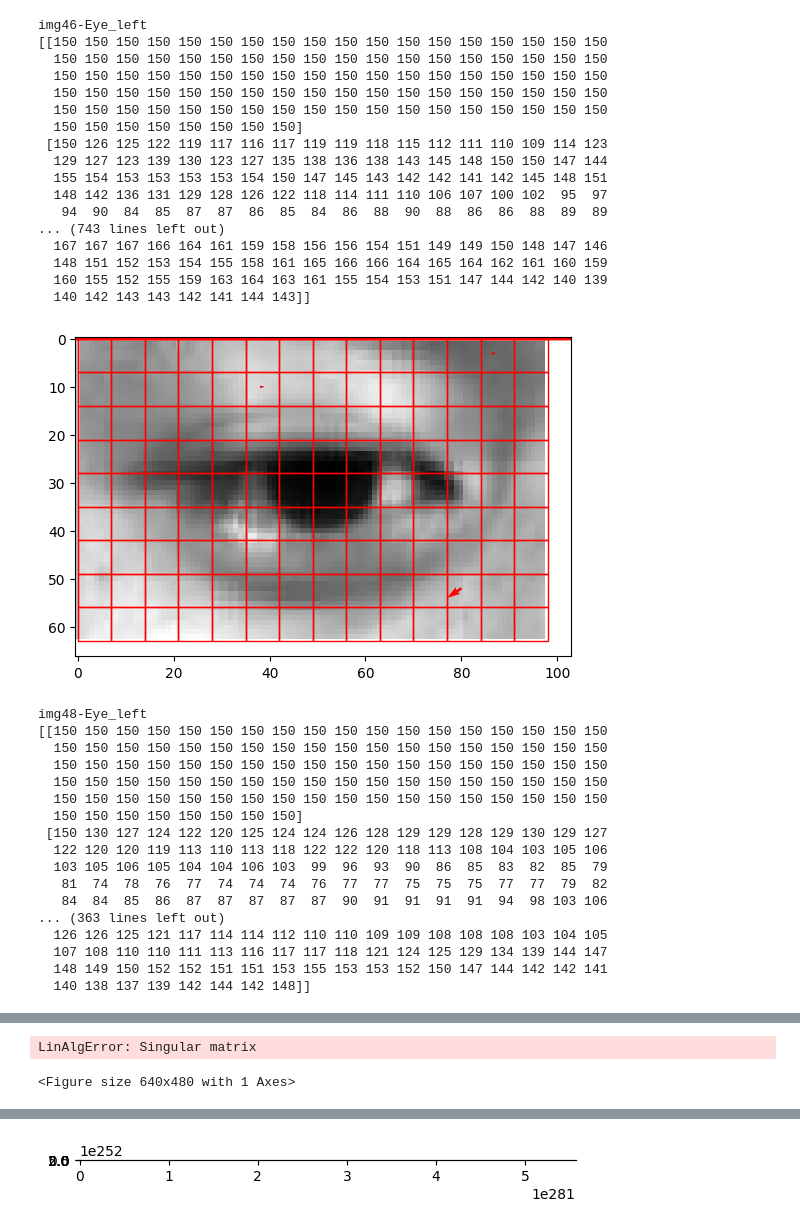
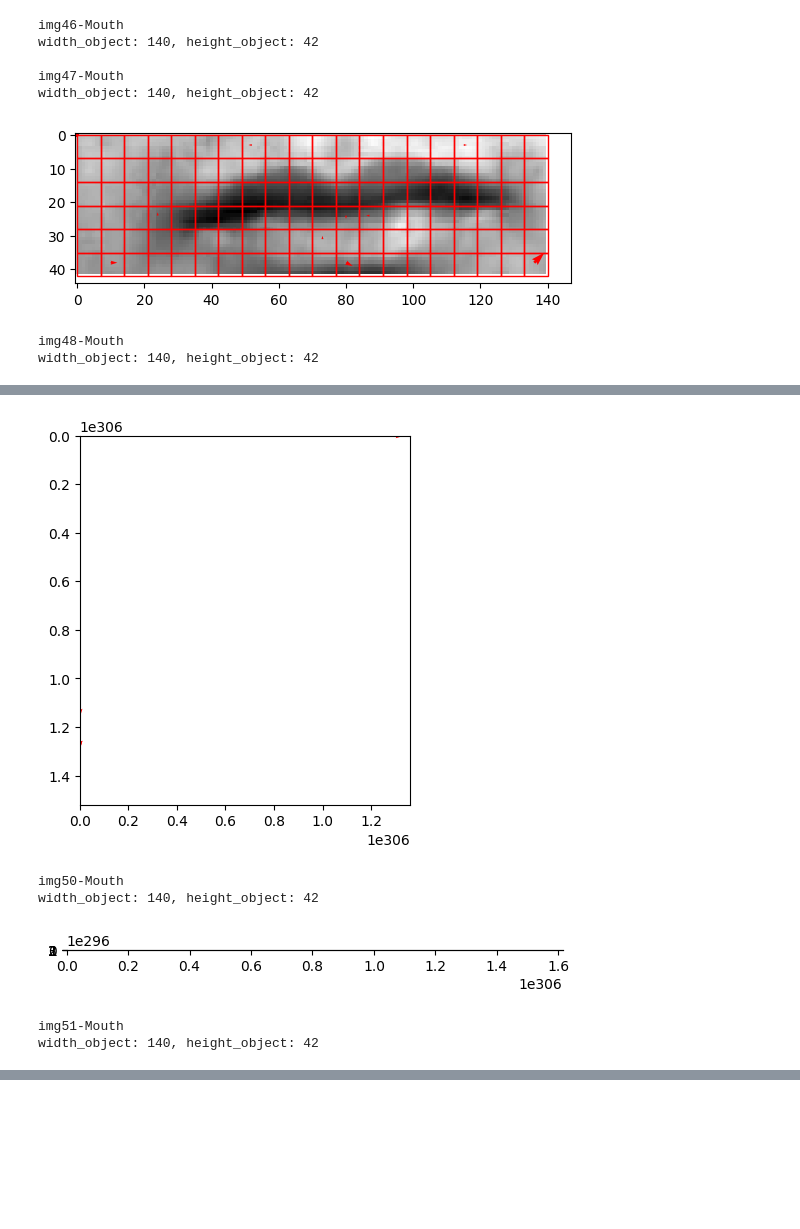
Before and after one commit to rikurunico/micro-expression, a Jupyter notebook: baru.ipynb, the cells around one changed output, grey strips where cells are left out. Saved outputs shown, nothing was run; the diff lists cells and outputs as text; code cells hidden in the pictures; blank space fills up the shorter version.

Commit message:
Refactor image extraction code for face component

```diff
--- a/baru.ipynb
+++ b/baru.ipynb
@@ -47,12 +47,12 @@ for filename in os.listdir(pathDatasetImage):
                 image=image,
                 shape=shape,
                 frameName=filename.split(".")[0],
-                objectName="eye_left",
-                objectRectangle={"x_right": 39, "x_left": 36, "y_highest": 38, "y_lowest": 41},
-                pixelShifting={"pixel_x": 25, "pixel_y": 25},
+                objectName="mouth",
+                objectRectangle={"x_right": 54, "x_left": 48, "y_highest": 52, "y_lowest": 57},
+                pixelShifting={"pixel_x": 25, "pixel_y": 5}
             ))
 
-            print(data_blocks_image_current)
+            # Sprint(data_blocks_image_current)
             # Ambil data pertama untuk pembanding di rumus pocnya
             if data_blocks_first_image is None:
                 data_blocks_first_image = data_blocks_image_current
@@ -67,67 +67,40 @@ for filename in os.listdir(pathDatasetImage):
 
             # Pemanggilan class dan method untuk menampilkan quiver / gambar panah
             initQuiv = Vect(valPOC, blockSize)
             quivData = initQuiv.createVektor()
 
             plt.quiver(quivData[:, 0], quivData[:, 1], quivData[:, 2], quivData[:, 3], scale=1, scale_units='xy', angles='xy', color="r")
 
             # num = 0
             for rect_def in valPOC[2]:
                 x, y, width, height = rect_def
 
                 rects = patches.Rectangle((x,y), width,height, edgecolor='r', facecolor='none')
                 plt.gca().add_patch(rects)
 
                 # plt.text(x,y,f'({num})', color="blue")
                 # num += 1
 
             # Pemanggilan class untuk mengeluarkan nilai karakteristik vektor
             # blok ke, x,y,tetha, magnitude, dan quadran ke
             initQuadran = Qd(quivData)
             quadran = initQuadran.setQuadran()
 
             # print(tabulate(quadran, headers=['Blok Ke', 'X', 'Y', 'Tetha', 'Magnitude', 'Quadran Ke']))
             plt.axis('on')  # Matikan sumbu
             plt.show()
 
-print("ini frame awal 46")
-print(data_blocks_first_image)
+# print("ini frame awal 46")
+# print(data_blocks_first_image)
 
 # cv2.imshow("Frame", image)
 # cv2.waitKey(0)
 # %% [output]
-img46-Eye_left
-[[150 150 150 150 150 150 150 150 150 150 150 150 150 150 150 150 150 150
-  150 150 150 150 150 150 150 150 150 150 150 150 150 150 150 150 150 150
-  150 150 150 150 150 150 150 150 150 150 150 150 150 150 150 150 150 150
-  150 150 150 150 150 150 150 150 150 150 150 150 150 150 150 150 150 150
-  150 150 150 150 150 150 150 150 150 150 150 150 150 150 150 150 150 150
-  150 150 150 150 150 150 150 150]
- [150 126 125 122 119 117 116 117 119 119 118 115 112 111 110 109 114 123
-  129 127 123 139 130 123 127 135 138 136 138 143 145 148 150 150 147 144
-  155 154 153 153 153 153 154 150 147 145 143 142 142 141 142 145 148 151
-  148 142 136 131 129 128 126 122 118 114 111 110 106 107 100 102  95  97
-   94  90  84  85  87  87  86  85  84  86  88  90  88  86  86  88  89  89
-... (743 lines left out)
-  167 167 167 166 164 161 159 158 156 156 154 151 149 149 150 148 147 146
-  148 151 152 153 154 155 158 161 165 166 166 164 165 164 162 161 160 159
-  160 155 152 155 159 163 164 163 161 155 154 153 151 147 144 142 140 139
-  140 142 143 143 142 141 144 143]]
+img46-Mouth
+width_object: 140, height_object: 42
+
+img47-Mouth
+width_object: 140, height_object: 42
-[figure, old version]
+[figure, new version]
-img48-Eye_left
-[[150 150 150 150 150 150 150 150 150 150 150 150 150 150 150 150 150 150
-  150 150 150 150 150 150 150 150 150 150 150 150 150 150 150 150 150 150
-  150 150 150 150 150 150 150 150 150 150 150 150 150 150 150 150 150 150
-  150 150 150 150 150 150 150 150 150 150 150 150 150 150 150 150 150 150
-  150 150 150 150 150 150 150 150 150 150 150 150 150 150 150 150 150 150
-  150 150 150 150 150 150 150 150]
- [150 130 127 124 122 120 125 124 124 126 128 129 129 128 129 130 129 127
-  122 120 120 119 113 110 113 118 122 122 120 118 113 108 104 103 105 106
-  103 105 106 105 104 104 106 103  99  96  93  90  86  85  83  82  85  79
-   81  74  78  76  77  74  74  74  76  77  77  75  75  75  77  77  79  82
-   84  84  85  86  87  87  87  87  87  90  91  91  91  91  94  98 103 106
-... (363 lines left out)
-  126 126 125 121 117 114 114 112 110 110 109 109 108 108 108 103 104 105
-  107 108 110 110 111 113 116 117 117 118 121 124 125 129 134 139 144 147
-  148 149 150 152 152 151 151 153 155 153 153 152 150 147 144 142 142 141
-  140 138 137 139 142 144 142 148]]
+img48-Mouth
+width_object: 140, height_object: 42
@@ -152,2 +110,6 @@ img49-Eye_left
+[figure, new version]
-LinAlgError: Singular matrix
+img50-Mouth
+width_object: 140, height_object: 42
+[figure, new version]
-<Figure size 640x480 with 1 Axes>
+img51-Mouth
+width_object: 140, height_object: 42
@@ -171 +118,0 @@ img50-Eye_left
-[figure, old version]
```
Also changed, not shown: parts of 1 cell of this notebook, 2 other files.
